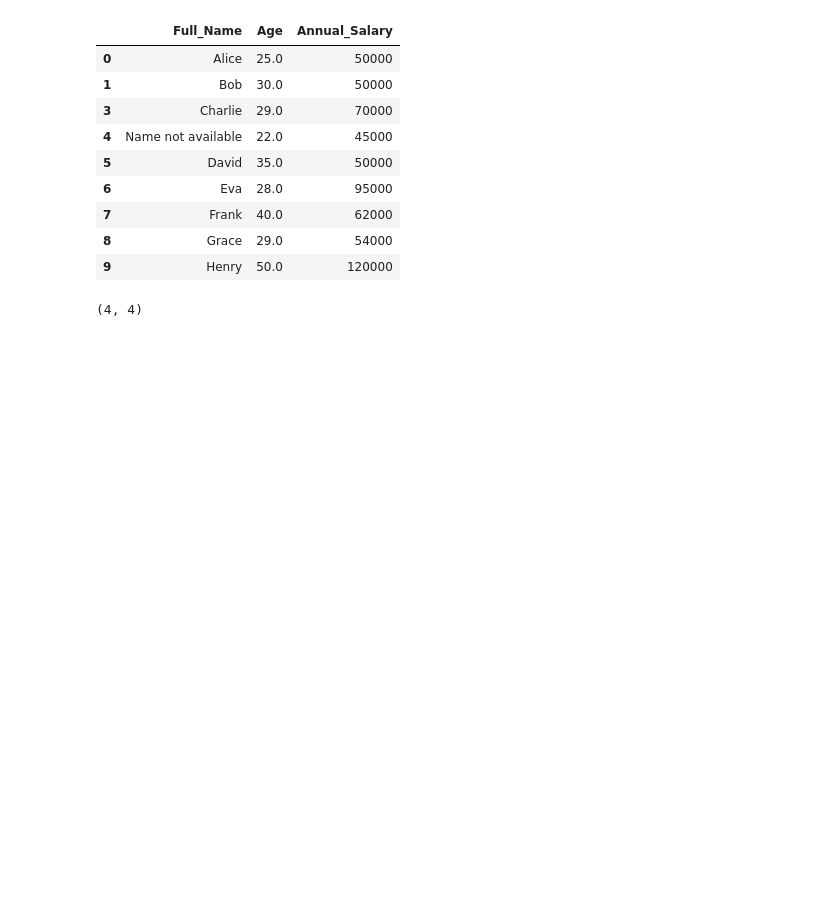
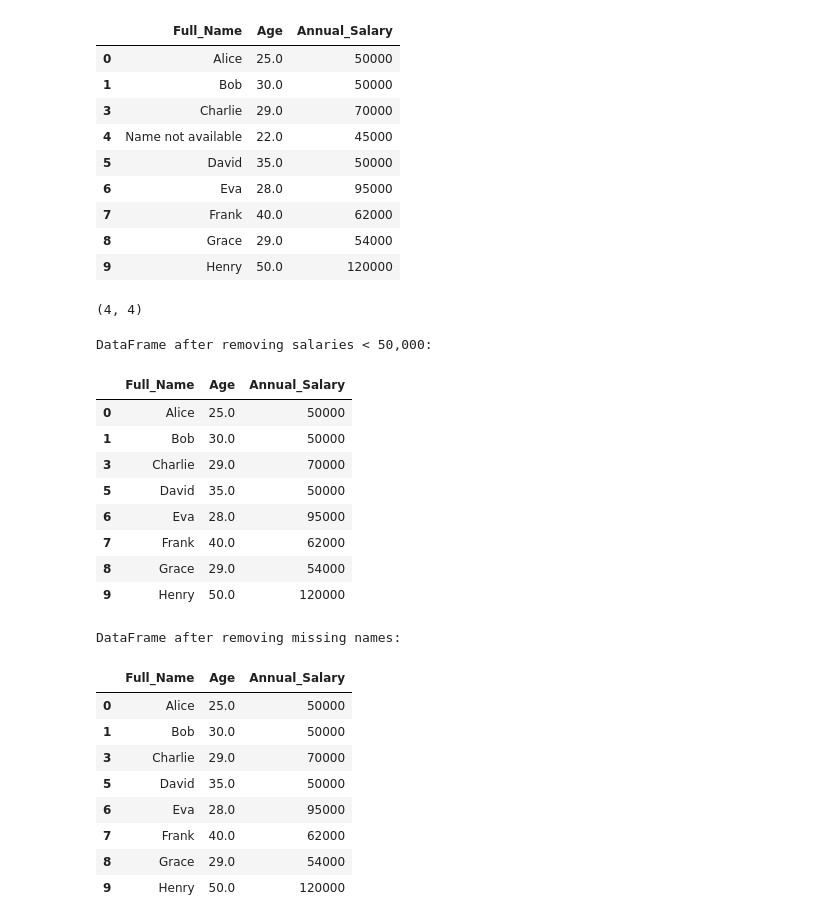
Before and after one commit to princeowaowa/python, a Jupyter notebook: Pandas.ipynb, the cells around one changed output. Saved outputs shown, nothing was run; the diff lists cells and outputs as text; code cells hidden in the pictures; blank space fills up the shorter version.

```diff
--- a/Pandas.ipynb
+++ b/Pandas.ipynb
@@ -284,3 +284,35 @@ df_expanded
 df_fixed.shape
 # %% [output]
 (4, 4)
+# %%
+# Example 1: Drop rows where 'Annual_Salary' is less than 50000
+# We do this by keeping only rows where 'Annual_Salary' >= 50000
+df_filtered_sal = df_expanded[df_expanded['Annual_Salary'] >= 50000]
+print("DataFrame after removing salaries < 50,000:")
+display(df_filtered_sal)
+
+# Example 2: Drop rows where 'Full_Name' is 'Name not available'
+df_filtered_names = df_expanded[df_expanded['Full_Name'] != 'Name not available']
+print("\nDataFrame after removing missing names:")
+display(df_filtered_names)
+# %% [output]
+DataFrame after removing salaries < 50,000:
+|  | Full_Name | Age | Annual_Salary |
+| 0 | Alice | 25.0 | 50000 |
+| 1 | Bob | 30.0 | 50000 |
+| 3 | Charlie | 29.0 | 70000 |
+| 5 | David | 35.0 | 50000 |
+| 6 | Eva | 28.0 | 95000 |
+| 7 | Frank | 40.0 | 62000 |
+| 8 | Grace | 29.0 | 54000 |
+| 9 | Henry | 50.0 | 120000 |
+DataFrame after removing missing names:
+|  | Full_Name | Age | Annual_Salary |
+| 0 | Alice | 25.0 | 50000 |
+| 1 | Bob | 30.0 | 50000 |
+| 3 | Charlie | 29.0 | 70000 |
+| 5 | David | 35.0 | 50000 |
+| 6 | Eva | 28.0 | 95000 |
+| 7 | Frank | 40.0 | 62000 |
+| 8 | Grace | 29.0 | 54000 |
+| 9 | Henry | 50.0 | 120000 |
```
Also changed, not shown: parts of 2 cells of this notebook.
